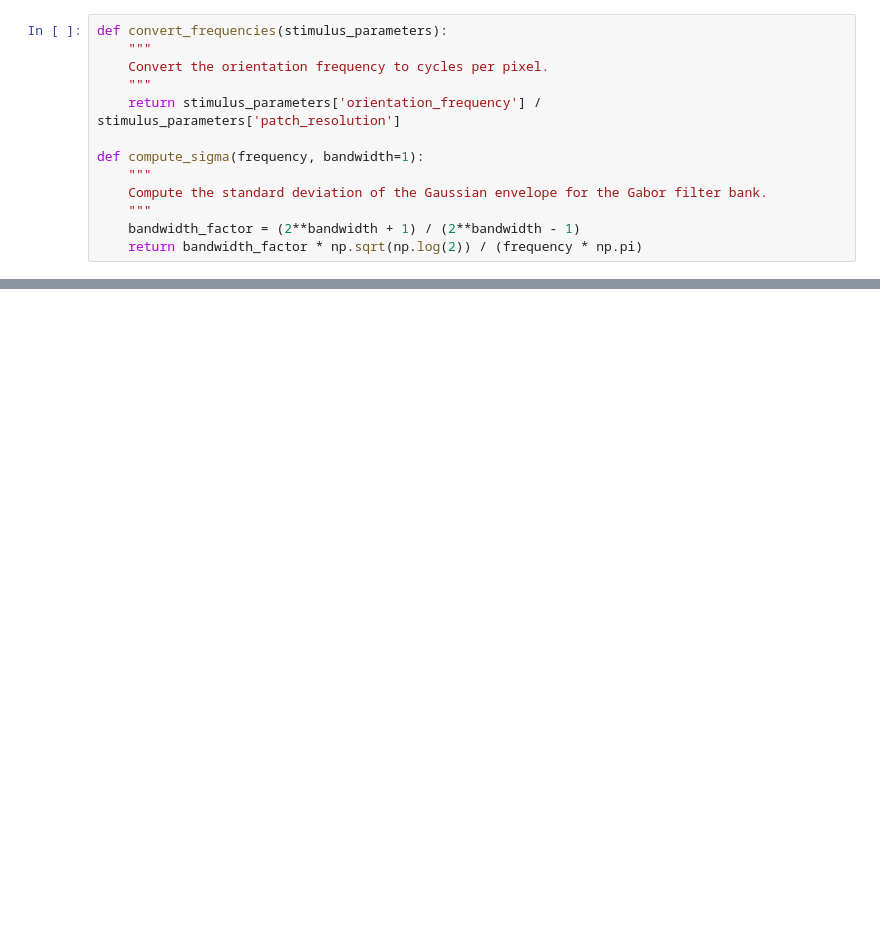
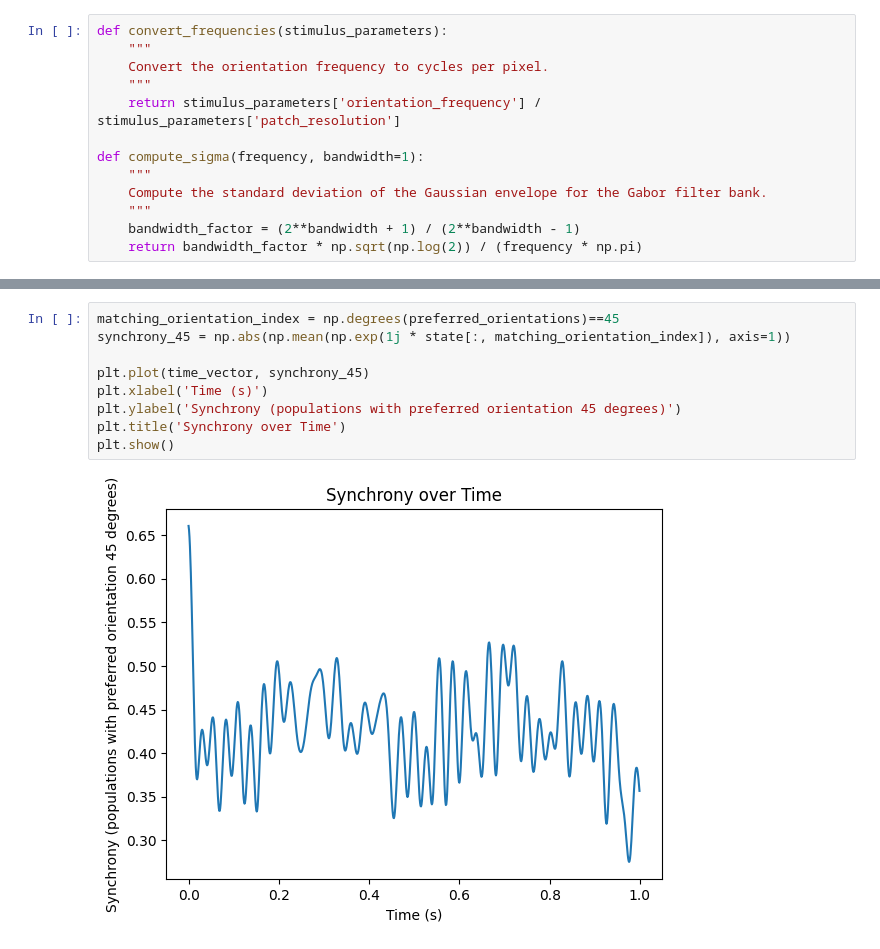
Before and after one commit to ccnmaastricht/NeuralSynchrony-FigureGround-Orientation, a Jupyter notebook: notebooks/orientation_tuning.ipynb, the cells around one changed output, grey strips where cells are left out. Cells and saved outputs as stored; diff of their text form; blank space fills up the shorter version.

```diff
--- a/notebooks/orientation_tuning.ipynb
+++ b/notebooks/orientation_tuning.ipynb
@@ -466,0 +476,11 @@ array([0., 0., 0., 0., 0., 0., 0., 0., 0., 0., 0., 0., 0., 0., 0., 0., 0.,
+# %%
+matching_orientation_index = np.degrees(preferred_orientations)==45
+synchrony_45 = np.abs(np.mean(np.exp(1j * state[:, matching_orientation_index]), axis=1))
+
+plt.plot(time_vector, synchrony_45)
+plt.xlabel('Time (s)')
+plt.ylabel('Synchrony (populations with preferred orientation 45 degrees)')
+plt.title('Synchrony over Time')
+plt.show()
+# %% [output]
+[figure, added]
```
Also changed, not shown: parts of 8 cells of this notebook.
